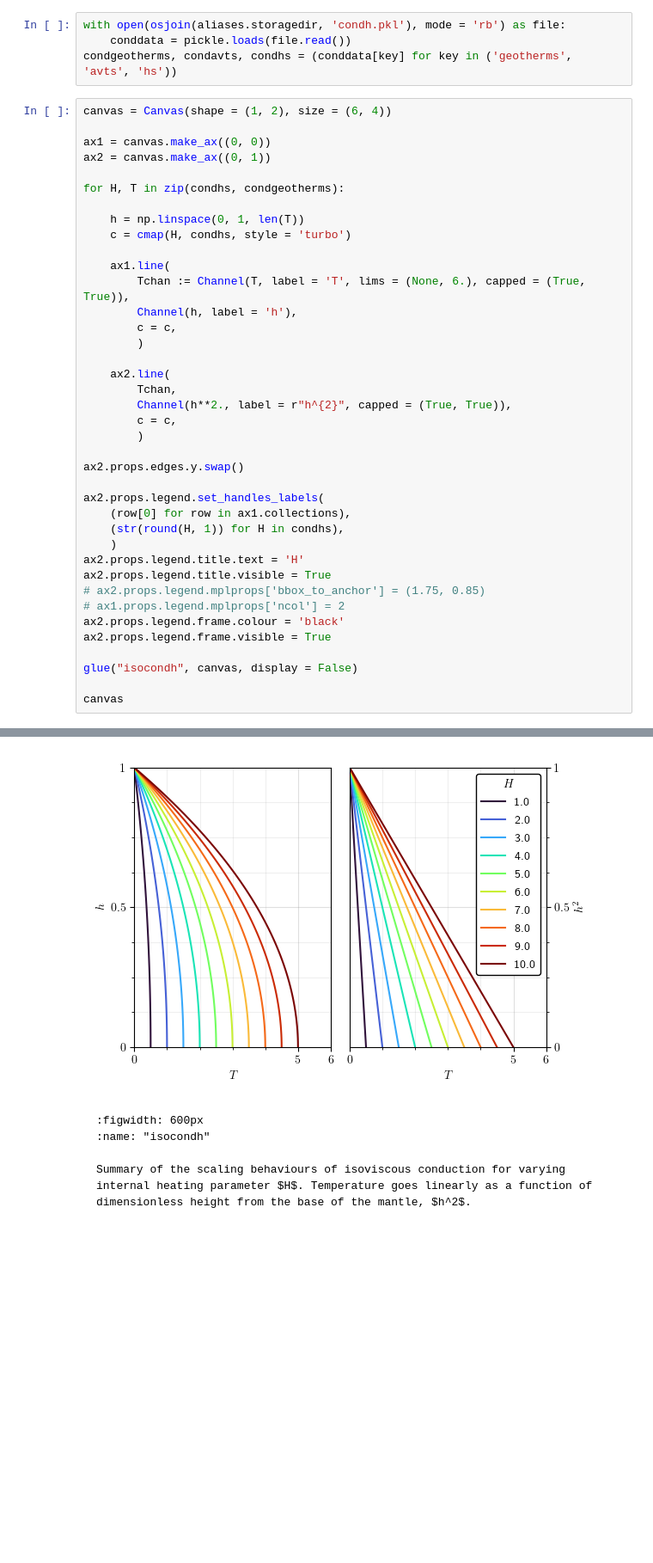
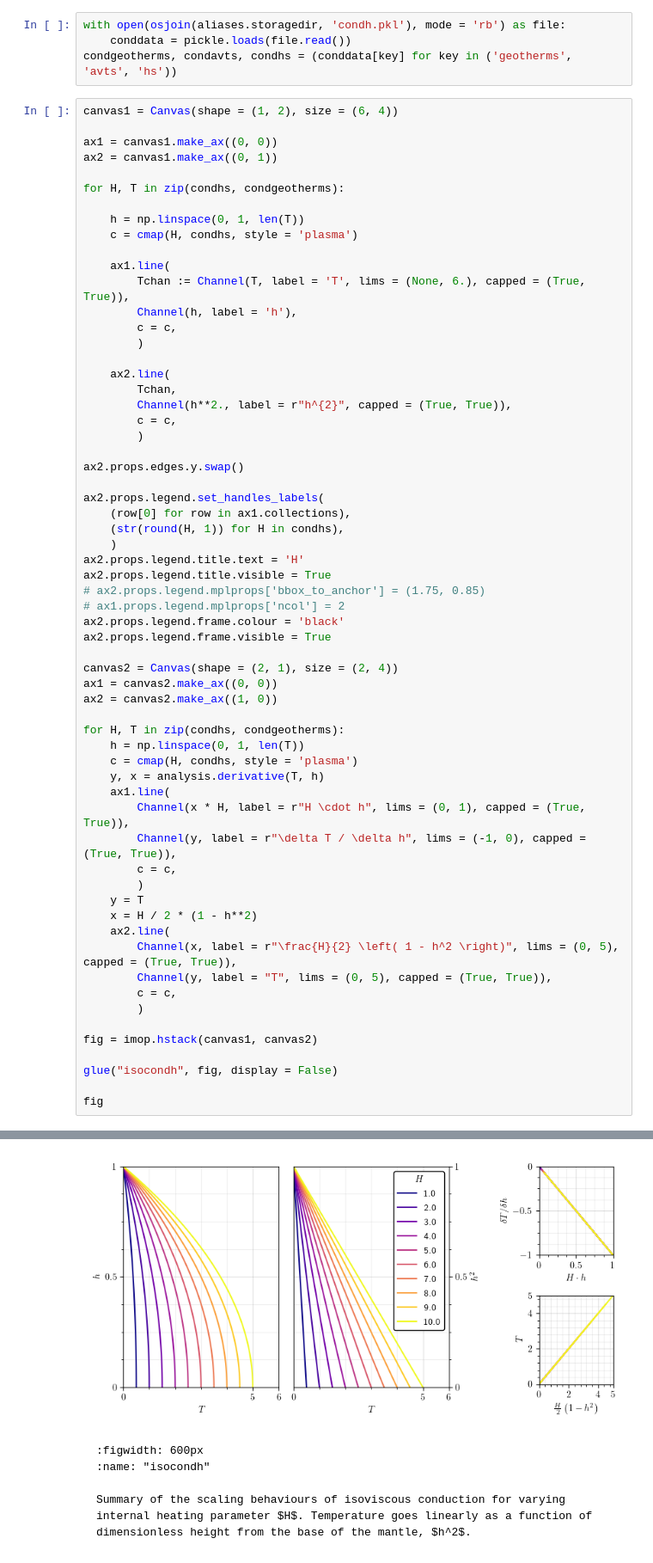
Before and after one commit to rsbyrne/thesis, a Jupyter notebook: _sources/content/chapter_04_isoviscous/background/heating.ipynb, the cells around one changed output, grey strips where cells are left out. Shown at 86% size. Drawn from its saved outputs; the diff is of its cells as text; blank space fills up the shorter version.

````diff
--- a/_sources/content/chapter_04_isoviscous/background/heating.ipynb
+++ b/_sources/content/chapter_04_isoviscous/background/heating.ipynb
@@ -41,47 +43,70 @@ with open(osjoin(aliases.storagedir, 'condh.pkl'), mode = 'rb') as file:
     conddata = pickle.loads(file.read())
 condgeotherms, condavts, condhs = (conddata[key] for key in ('geotherms', 'avts', 'hs'))
 # %%
-canvas = Canvas(shape = (1, 2), size = (6, 4))
+canvas1 = Canvas(shape = (1, 2), size = (6, 4))
 
-ax1 = canvas.make_ax((0, 0))
-ax2 = canvas.make_ax((0, 1))
+ax1 = canvas1.make_ax((0, 0))
+ax2 = canvas1.make_ax((0, 1))
 
 for H, T in zip(condhs, condgeotherms):
 
     h = np.linspace(0, 1, len(T))
-    c = cmap(H, condhs, style = 'turbo')
+    c = cmap(H, condhs, style = 'plasma')
 
     ax1.line(
         Tchan := Channel(T, label = 'T', lims = (None, 6.), capped = (True, True)),
         Channel(h, label = 'h'),
         c = c,
         )
 
     ax2.line(
         Tchan,
         Channel(h**2., label = r"h^{2}", capped = (True, True)),
         c = c,
         )
 
 ax2.props.edges.y.swap()
 
 ax2.props.legend.set_handles_labels(
     (row[0] for row in ax1.collections),
     (str(round(H, 1)) for H in condhs),
     )
 ax2.props.legend.title.text = 'H'
 ax2.props.legend.title.visible = True
 # ax2.props.legend.mplprops['bbox_to_anchor'] = (1.75, 0.85)
 # ax1.props.legend.mplprops['ncol'] = 2
 ax2.props.legend.frame.colour = 'black'
 ax2.props.legend.frame.visible = True
 
-glue("isocondh", canvas, display = False)
+canvas2 = Canvas(shape = (2, 1), size = (2, 4))
+ax1 = canvas2.make_ax((0, 0))
+ax2 = canvas2.make_ax((1, 0))
 
-canvas
+for H, T in zip(condhs, condgeotherms):
+    h = np.linspace(0, 1, len(T))
+    c = cmap(H, condhs, style = 'plasma')
+    y, x = analysis.derivative(T, h)
+    ax1.line(
+        Channel(x * H, label = r"H \cdot h", lims = (0, 1), capped = (True, True)),
+        Channel(y, label = r"\delta T / \delta h", lims = (-1, 0), capped = (True, True)),
+        c = c,
+        )
+    y = T
+    x = H / 2 * (1 - h**2)
+    ax2.line(
+        Channel(x, label = r"\frac{H}{2} \left( 1 - h^2 \right)", lims = (0, 5), capped = (True, True)),
+        Channel(y, label = "T", lims = (0, 5), capped = (True, True)),
+        c = c,
+        )
+
+fig = imop.hstack(canvas1, canvas2)
+
+glue("isocondh", fig, display = False)
+
+fig
 # %% [output]
 [interactive output not drawn]
-[figure, old version]
+[figure, new version]
 # %% [markdown]
 ```{glue:figure} isocondh
 :figwidth: 600px
````
Also changed, not shown: parts of 6 cells of this notebook, 51 other files.
